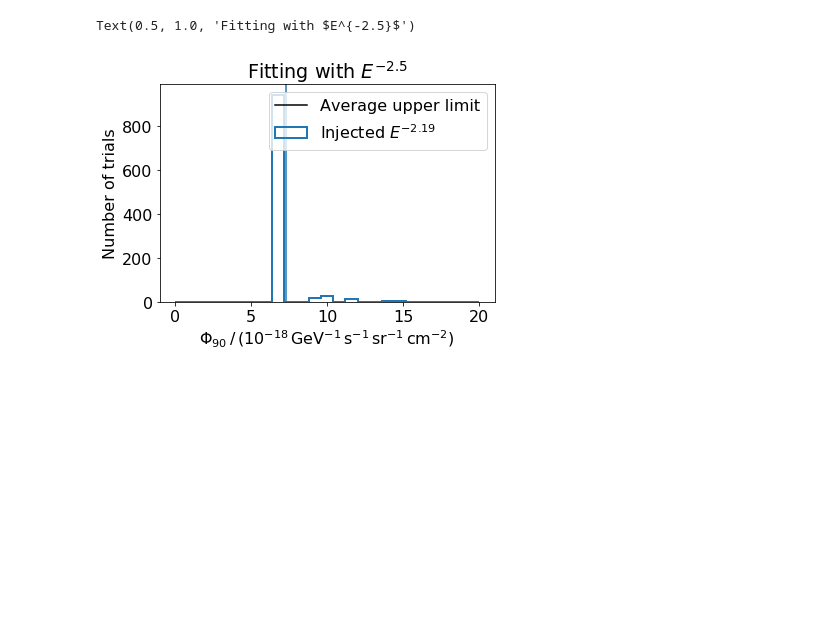
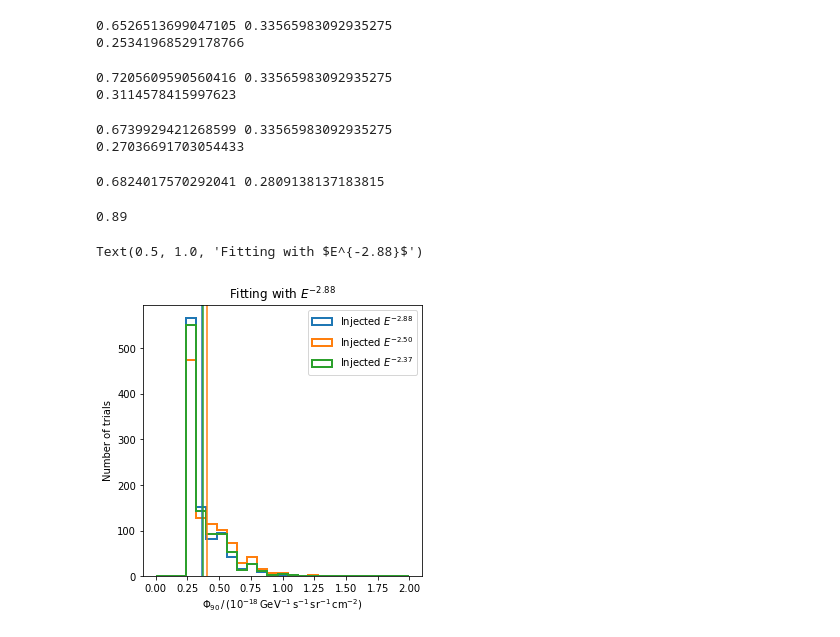
Before and after one commit to dpankova/DoublePulse, a Jupyter notebook: notebooks/stat_analysis/MaxCode.ipynb, the cells around one changed output. Saved outputs shown, nothing was run; the diff lists cells and outputs as text; code cells hidden in the pictures; blank space fills up the shorter version.

```diff
--- a/notebooks/stat_analysis/MaxCode.ipynb
+++ b/notebooks/stat_analysis/MaxCode.ipynb
@@ -744,0 +778,25 @@ samples_bkg = limit_calculator.create_samples()
+# %%
+lc_1 = LimitCalculator(
+    'baseline', flux_systematic=True,
+     scan_path='/home/dup193/work/double_pulse/max_test/ts_dist/',
+     df_path='/home/dup193/work/double_pulse/max_test/dataframes/fr1/',
+     livetime=1)
+# %%
+lc_2 = LimitCalculator(
+    'baseline', flux_systematic=True,
+     scan_path='/home/dup193/work/double_pulse/max_test/ts_dist_2/',
+     df_path='/home/dup193/work/double_pulse/max_test/dataframes/fr2/',
+     livetime=1)
+# %%
+lc_3 = LimitCalculator(
+    'baseline', flux_systematic=True,
+     scan_path='/home/dup193/work/double_pulse/max_test/ts_dist_3/',
+     df_path='/home/dup193/work/double_pulse/max_test/dataframes/fr3/',
+     livetime=1)
+# %%
+likelihood = BinnedPoissonLikelihood(lc_1.sig, lc_1.bkg, lc_1.random_state)
+#likelihood = BinnedPoissonLikelihood(lc_2.sig, lc_2.bkg, lc_2.random_state)
+#likelihood = BinnedPoissonLikelihood(lc_3.sig, lc_3.bkg, lc_3.random_state)
+lc_1.set_likelihood(likelihood)
+lc_2.set_likelihood(likelihood)
+lc_3.set_likelihood(likelihood)
@@ -817,12 +995,47 @@ limit_calculator.average_upper_limit
+# %%
+print(lc_1.average_upper_limit,lc_2.average_upper_limit/flux_norm)
+print(np.std(lc_1.upper_limits_flux))
+# %% [output]
+0.6526513699047105 0.33565983092935275
+0.25341968529178766
+# %%
+print(lc_2.average_upper_limit,lc_2.average_upper_limit/flux_norm)
+print(np.std(lc_2.upper_limits_flux))
+# %% [output]
+0.7205609590560416 0.33565983092935275
+0.3114578415997623
+# %%
+print(lc_3.average_upper_limit,lc_2.average_upper_limit/flux_norm)
+print(np.std(lc_3.upper_limits_flux))
+# %% [output]
+0.6739929421268599 0.33565983092935275
+0.27036691703054433
+# %%
+upper_lims = np.concatenate((lc_1.upper_limits_flux,lc_2.upper_limits_flux,lc_3.upper_limits_flux), axis =0)
+print(np.mean(upper_lims),np.std(upper_lims))
+# %% [output]
+0.6824017570292041 0.2809138137183815
+# %%
+np.sum(lc_1.lower_limits_flux==0)/len(lc_1.lower_limits_flux)
+# %% [output]
+0.89
 # %%
-ul_bins = np.linspace(0, 20, 26)
-plt.hist(limit_calculator.upper_limits_flux, bins=ul_bins, histtype='step', lw=2, label='Injected $E^{-2.19}$')
-plt.axvline(limit_calculator.average_upper_limit)
-plt.plot([], [], color='k', ls='-', label='Average upper limit')
+ul_bins = np.linspace(0, 2, 26)
+fig = plt.figure(figsize=(5, 5),facecolor ='w')
+
+plt.hist(lc_1.upper_limits_flux, bins=ul_bins, histtype='step', lw=2, label='Injected $E^{-2.88}$')
+plt.hist(lc_2.upper_limits_flux, bins=ul_bins, histtype='step', lw=2, label='Injected $E^{-2.50}$')
+plt.hist(lc_3.upper_limits_flux, bins=ul_bins, histtype='step', lw=2, label='Injected $E^{-2.37}$')
+
+plt.axvline(lc_1.average_upper_limit)
+plt.axvline(lc_2.average_upper_limit, color = 'C1')
+plt.axvline(lc_3.average_upper_limit, color = 'C2')
+
+#plt.plot([], [], color='k', ls='-', label='Average upper limit')
 plt.legend()
-plt.xlabel('$\Phi_{90} \, / \, (10^{-18} \, \mathrm{GeV}^{-1} \, \mathrm{s}^{-1} \, \mathrm{sr}^{-1} \, \mathrm{cm}^{-2})$')
+plt.xlabel('$\Phi_{90} \,/ \, (10^{-18} \, \mathrm{GeV}^{-1} \, \mathrm{s}^{-1} \, \mathrm{sr}^{-1} \, \mathrm{cm}^{-2})$')
 plt.ylabel('Number of trials')
-plt.title('Fitting with $E^{-2.5}$')
+plt.title('Fitting with $E^{-2.88}$')
 # %% [output]
-Text(0.5, 1.0, 'Fitting with $E^{-2.5}$')
+Text(0.5, 1.0, 'Fitting with $E^{-2.88}$')
-[figure, old version]
+[figure, new version]
```
Also changed, not shown: parts of 63 cells of this notebook, 50 other files.
